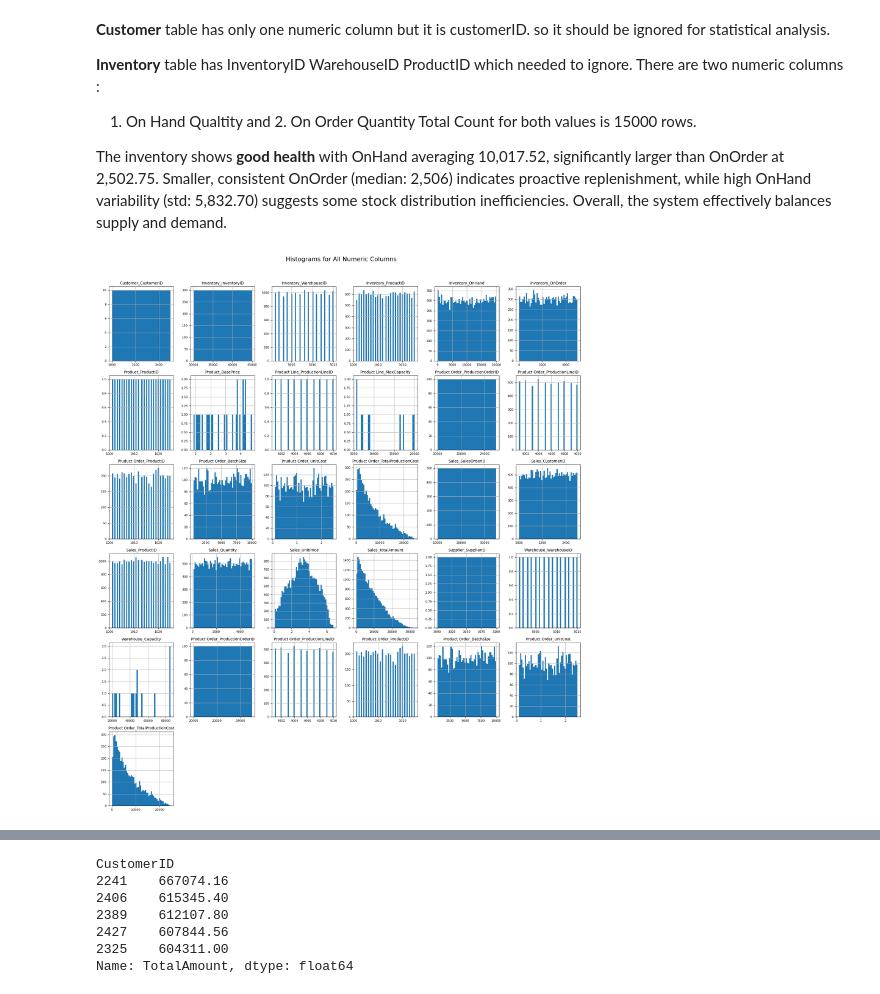
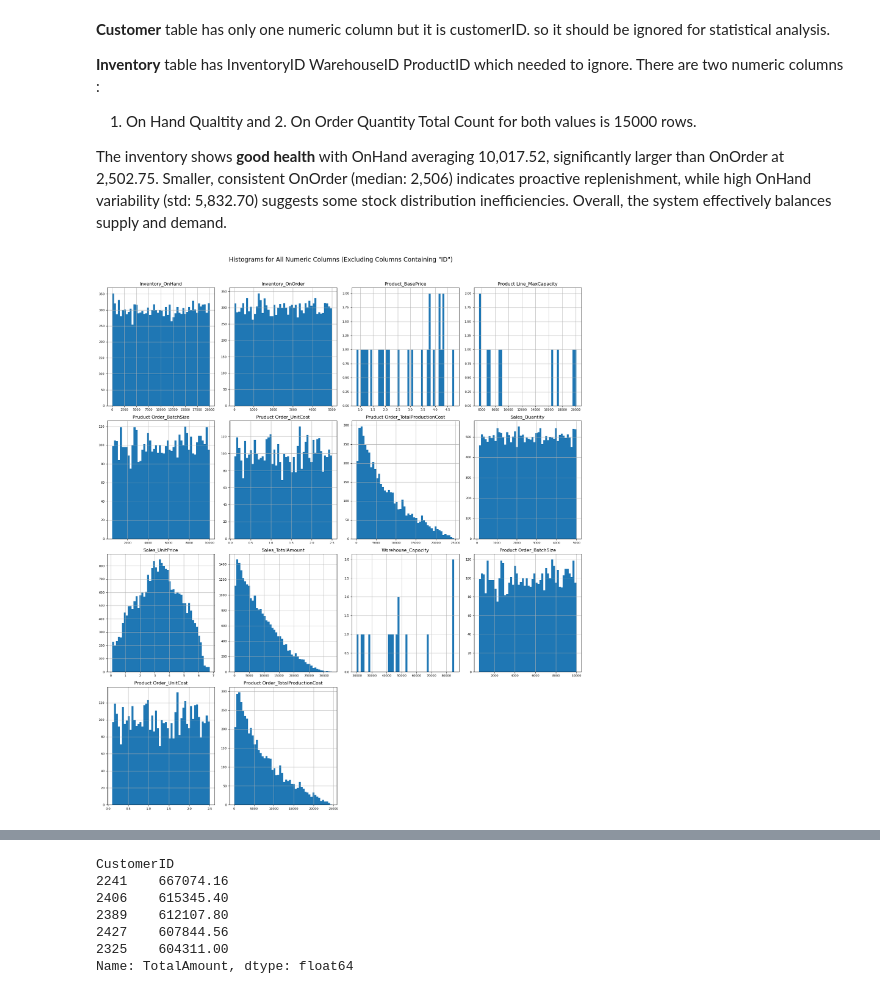
Before and after one commit to myat-thu004/Beverage_Data_Analysis, a Jupyter notebook: Exploratory_Beverage.ipynb, the cells around one changed output, grey strips where cells are left out. Saved outputs shown, nothing was run; the diff lists cells and outputs as text; code cells hidden in the pictures.

```diff
--- a/Exploratory_Beverage.ipynb
+++ b/Exploratory_Beverage.ipynb
@@ -20,14 +18,14 @@ Drive already mounted at /content/drive; to attempt to forcibly remount, call dr
 # %%
 # get each csv file and assign it in the variable
 # variable_name = call pandas read_csv function ("file paths")
-customer = pd.read_csv("/content/drive/MyDrive/ERP_Beverage_Data_Medium/CustomerMaster.csv")
-inventory = pd.read_csv("/content/drive/MyDrive/ERP_Beverage_Data_Medium/InventoryBalances.csv")
-product = pd.read_csv("/content/drive/MyDrive/ERP_Beverage_Data_Medium/ProductMaster.csv")
-pline = pd.read_csv("/content/drive/MyDrive/ERP_Beverage_Data_Medium/ProductionLineMaster.csv")
-porder = pd.read_csv("/content/drive/MyDrive/ERP_Beverage_Data_Medium/ProductionOrders.csv")
-sales = pd.read_csv("/content/drive/MyDrive/ERP_Beverage_Data_Medium/SalesOrders.csv")
-supplier = pd.read_csv("/content/drive/MyDrive/ERP_Beverage_Data_Medium/SupplierMaster.csv")
-wh = pd.read_csv("/content/drive/MyDrive/ERP_Beverage_Data_Medium/WarehouseMaster.csv")
+customer = pd.read_csv("/Users/myatthuthukyaw/Documents/AGIT/Beverage_Data_Analysis/ERP_Beverage_Data_Medium/CustomerMaster.csv")
+inventory = pd.read_csv("/Users/myatthuthukyaw/Documents/AGIT/Beverage_Data_Analysis/ERP_Beverage_Data_Medium/InventoryBalances.csv")
+product = pd.read_csv("/Users/myatthuthukyaw/Documents/AGIT/Beverage_Data_Analysis/ERP_Beverage_Data_Medium/ProductMaster.csv")
+pline = pd.read_csv("/Users/myatthuthukyaw/Documents/AGIT/Beverage_Data_Analysis/ERP_Beverage_Data_Medium/ProductionLineMaster.csv")
+porder = pd.read_csv("/Users/myatthuthukyaw/Documents/AGIT/Beverage_Data_Analysis/ERP_Beverage_Data_Medium/ProductionOrders.csv")
+sales = pd.read_csv("/Users/myatthuthukyaw/Documents/AGIT/Beverage_Data_Analysis/ERP_Beverage_Data_Medium/SalesOrders.csv")
+supplier = pd.read_csv("/Users/myatthuthukyaw/Documents/AGIT/Beverage_Data_Analysis/ERP_Beverage_Data_Medium/SupplierMaster.csv")
+wh = pd.read_csv("/Users/myatthuthukyaw/Documents/AGIT/Beverage_Data_Analysis/ERP_Beverage_Data_Medium/WarehouseMaster.csv")
 # %%
 # in variable called dataframe : assign dictionary {} ,
 #include {"key": value} where key is the name of dataframe and value is the dataframe table
@@ -266,26 +264,29 @@ The inventory shows **good health** with OnHand averaging 10,017.52, significant
 # %%
 numeric_dfs = []
 
+# Iterate through all DataFrames
 for name, df in dataframes.items():
+    # Select numeric columns, excluding those containing 'ID'
     numeric_cols = df.select_dtypes(include=['int64', 'float64'])
+    numeric_cols = numeric_cols.loc[:, ~numeric_cols.columns.str.contains('ID', case=False)]
     if not numeric_cols.empty:
         numeric_dfs.append(numeric_cols)
 
 # Concatenate all numeric DataFrames
 df_num = pd.concat(numeric_dfs, axis=1)
 
 # Ensure column names are unique
-df_num.columns = [f"{name}_{col}" for name, df in dataframes.items() for col in df.select_dtypes(include=['int64', 'float64']).columns]
+df_num.columns = [f"{name}_{col}" for name, df in dataframes.items() for col in df.select_dtypes(include=['int64', 'float64']).columns if 'ID' not in col]
 
 # Plot histograms for all numeric columns
 axes = df_num.hist(figsize=(18, 20), bins=50, xlabelsize=8, ylabelsize=8)
 for ax in axes.flatten():
-    ax.title.set_fontsize(10)
-plt.suptitle('Histograms for All Numeric Columns', y=1.02, fontsize=16)
+    ax.title.set_fontsize(12)
+plt.suptitle('Histograms for All Numeric Columns (Excluding Columns Containing "ID")', y=1.02, fontsize=16)
 plt.tight_layout()
 plt.show()
 # %% [output]
-[figure, old version]
+[figure, new version]
 # %%
 for name, df in dataframes.items():
     # Select only numeric columns (int and float) but exclude those ending with 'ID'
```
Also changed, not shown: parts of 19 cells of this notebook, 9 other files.
